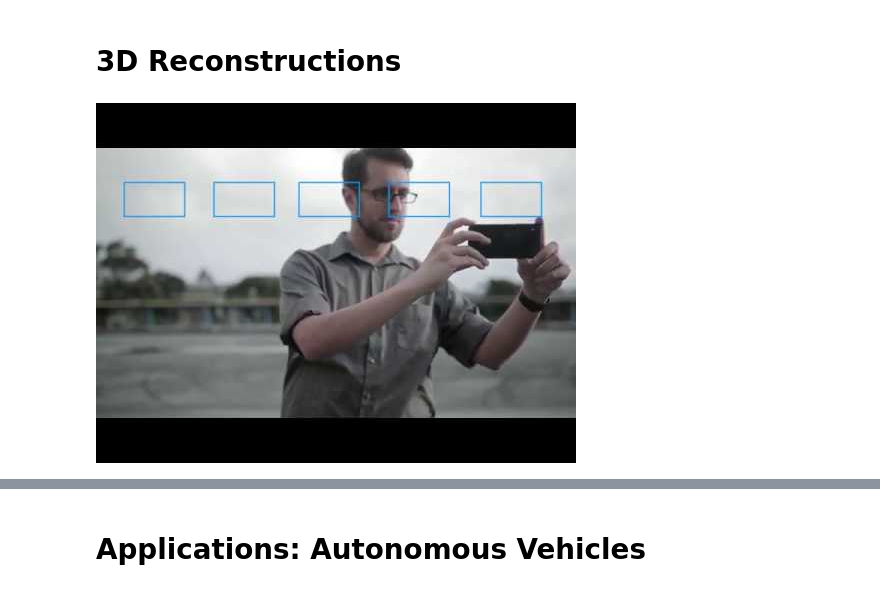
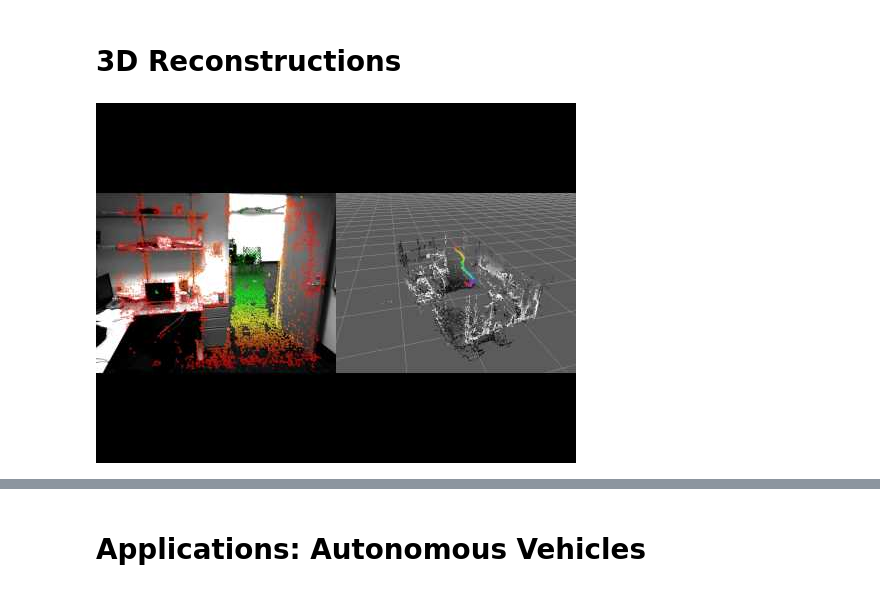
Before and after one commit to apprentice922/ece278a, a Jupyter notebook: lectures/00_welcome.ipynb, the cells around one changed output, grey strips where cells are left out. Cells and saved outputs as stored; diff of their text form; code cells hidden in the pictures.

```diff
--- a/lectures/00_welcome.ipynb
+++ b/lectures/00_welcome.ipynb
@@ -271,10 +269,10 @@ YouTubeVideo(id=id,width=900,height=450)
 # 3D Reconstructions
 # %%
 from IPython.display import Audio,Image, YouTubeVideo
-id='LY6MgDUzS3M'
+id='zqTz_o4-nZ4'
 YouTubeVideo(id=id,width=900,height=450)
 # %% [output]
-[figure, old version]
+[figure, new version]
 # %% [markdown]
 # Applications: Special Effects
 
```
Also changed, not shown: parts of 7 cells of this notebook, 1 other file.
